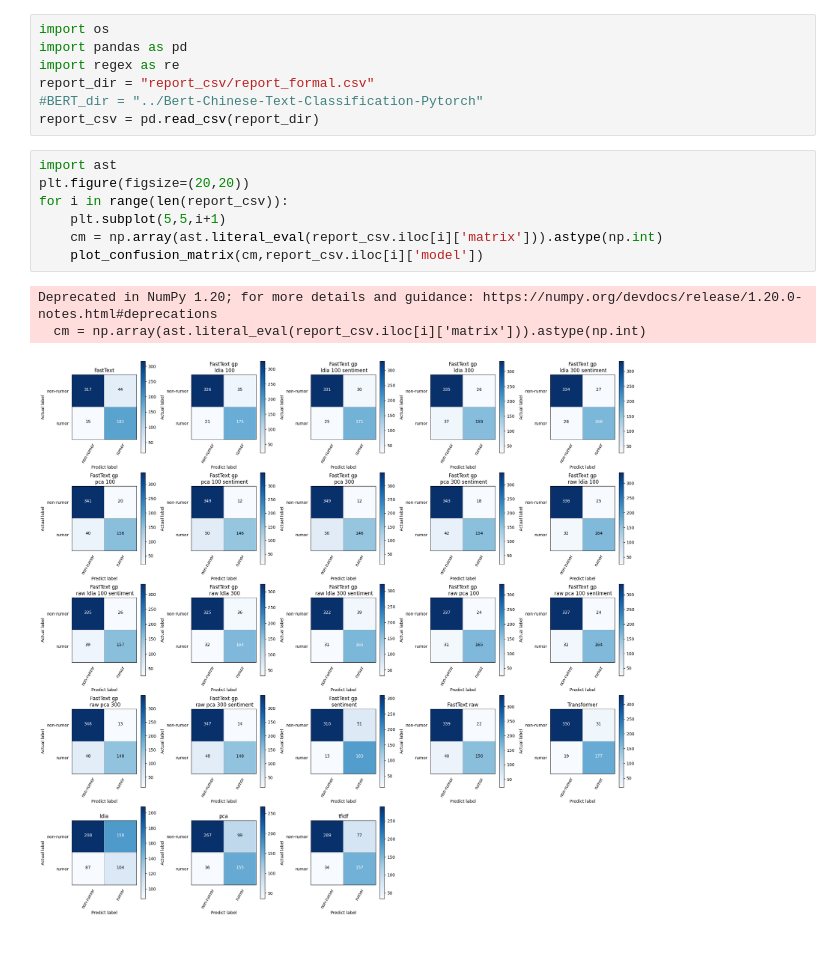
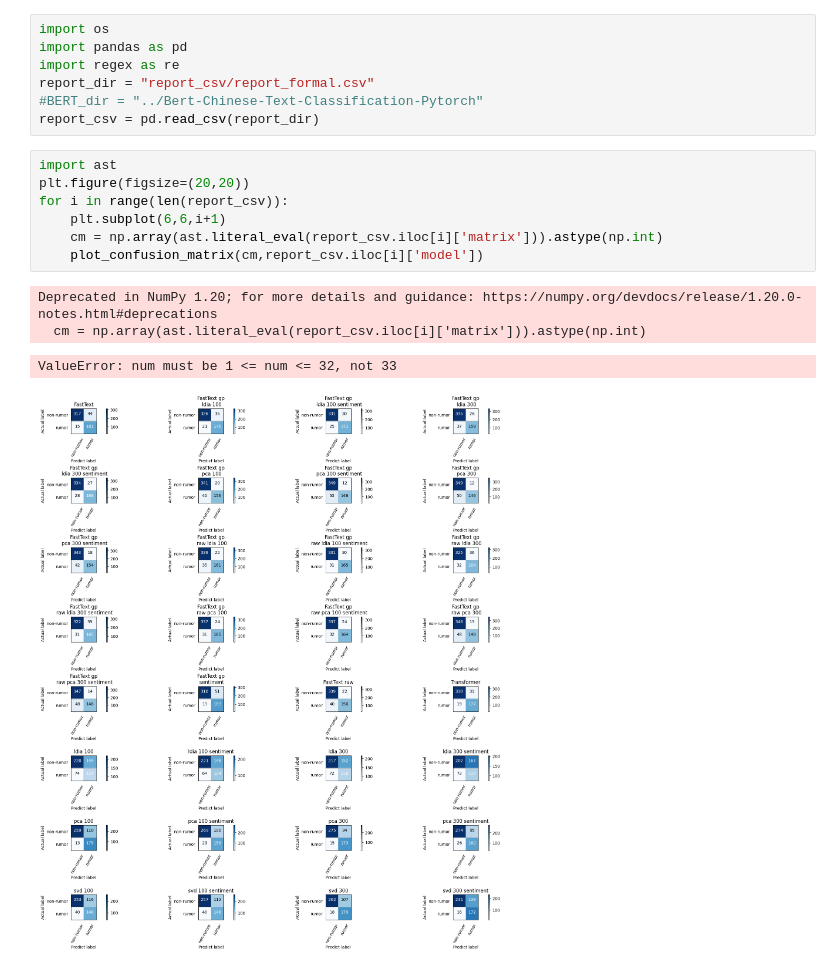
Before and after one commit to seydlitz2185/rumorDetection, a Jupyter notebook: IRgp_show.ipynb, the cells around one changed output. Drawn from its saved outputs; the diff is of its cells as text.

```diff
--- a/IRgp_show.ipynb
+++ b/IRgp_show.ipynb
@@ -59,11 +59,12 @@ report_csv = pd.read_csv(report_dir)
 # %%
 import ast
 plt.figure(figsize=(20,20))
 for i in range(len(report_csv)):
-    plt.subplot(5,5,i+1)
+    plt.subplot(6,6,i+1)
     cm = np.array(ast.literal_eval(report_csv.iloc[i]['matrix'])).astype(np.int)
     plot_confusion_matrix(cm,report_csv.iloc[i]['model'])
 # %% [output]
 Deprecated in NumPy 1.20; for more details and guidance: https://numpy.org/devdocs/release/1.20.0-notes.html#deprecations
   cm = np.array(ast.literal_eval(report_csv.iloc[i]['matrix'])).astype(np.int)
+ValueError: num must be 1 <= num <= 32, not 33
-[figure, old version]
+[figure, new version]
```
Also changed, not shown: 48 other files.
